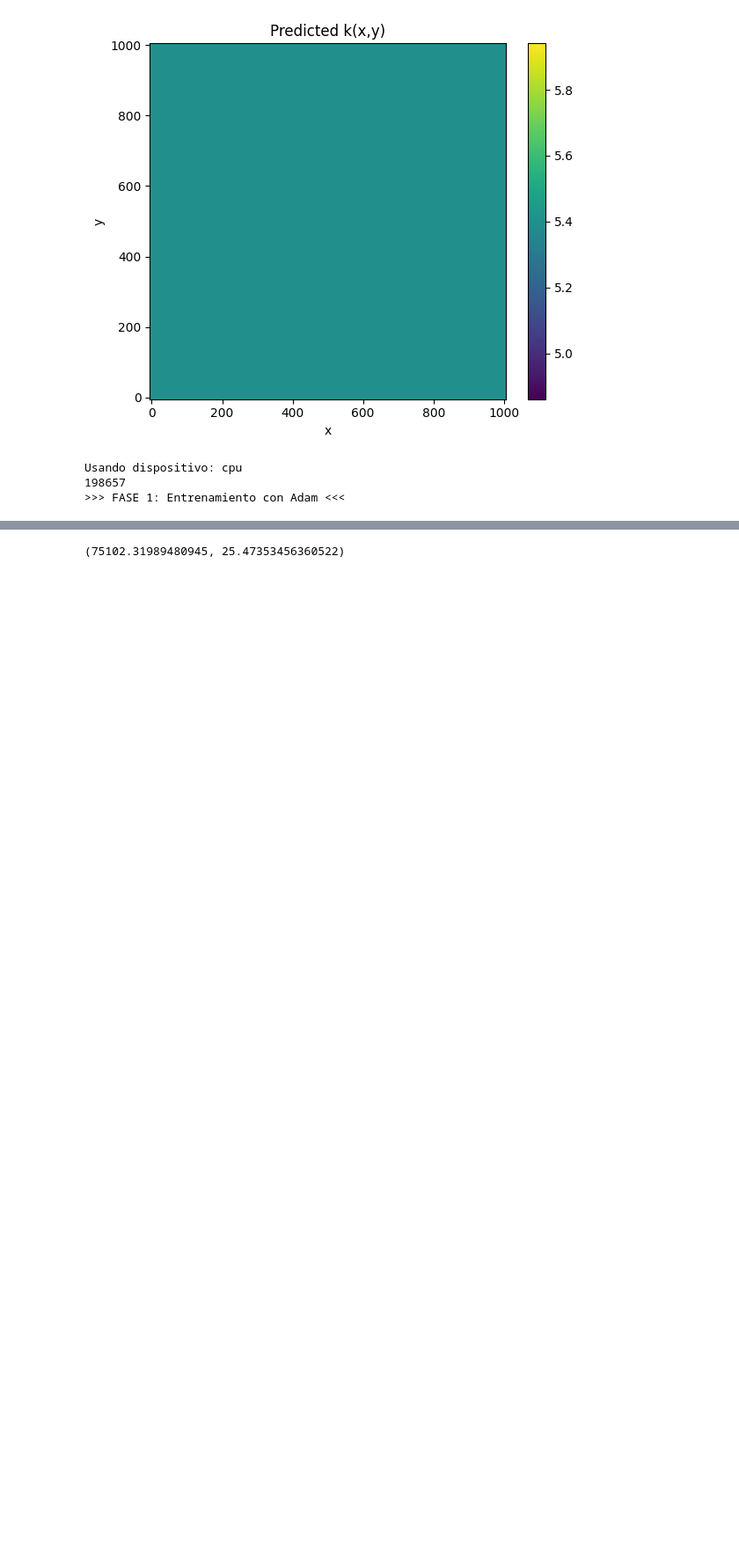
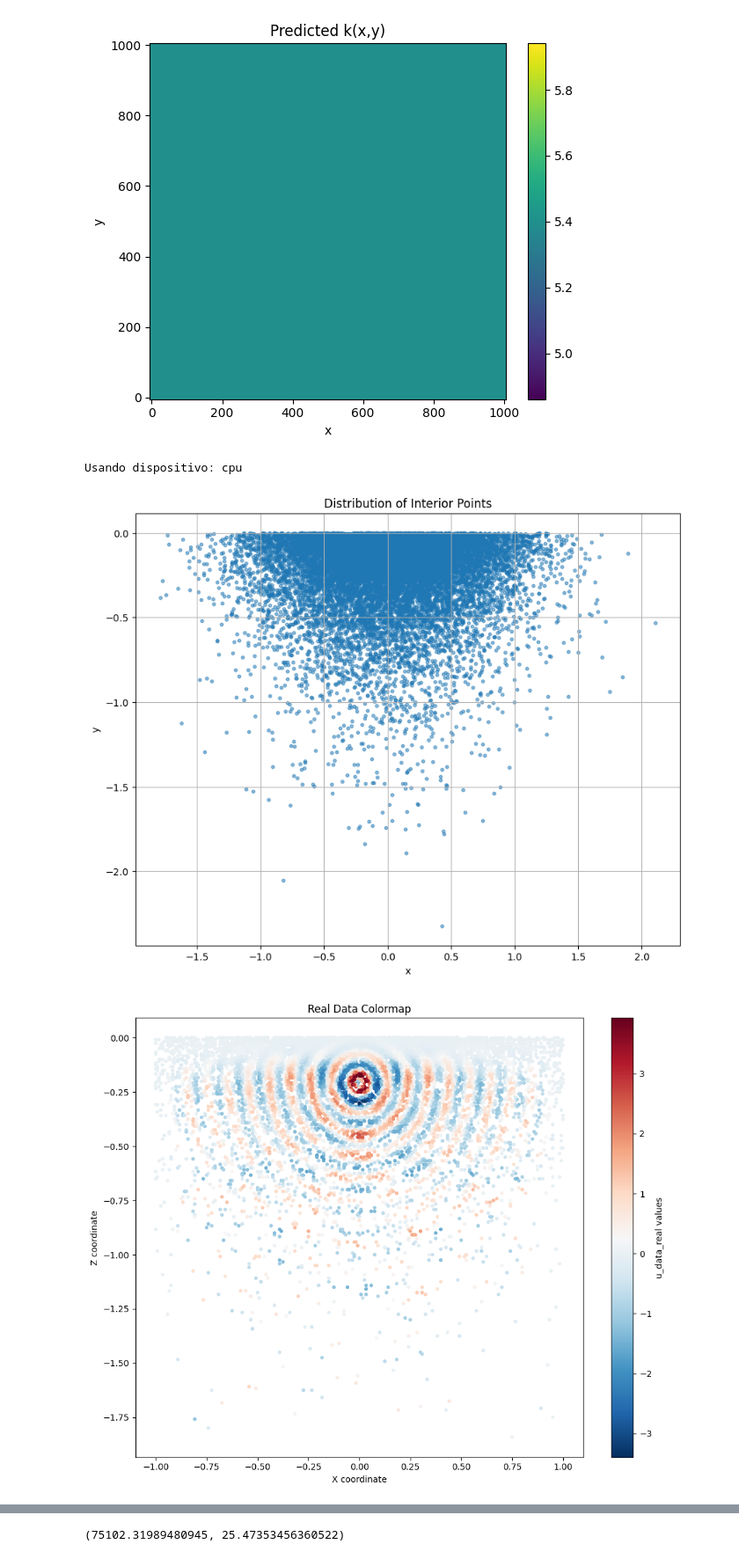
Before and after one commit to gperezb12/ML-for-FWI-geophysics, a Jupyter notebook: tests_devito/inverse/inverse_no_boundaries.ipynb, the cells around one changed output, grey strips where cells are left out. Shown at 88% size. Saved outputs shown, nothing was run; the diff lists cells and outputs as text; code cells hidden in the pictures; blank space fills up the shorter version.

```diff
--- a/tests_devito/inverse/inverse_no_boundaries.ipynb
+++ b/tests_devito/inverse/inverse_no_boundaries.ipynb
@@ -75,8 +75,8 @@ for epoch in range(1, epochs + 1):
 
 # 5) Graficar predicciones en malla 2D
 nx, ny = 100, 100
-x_vals = np.linspace(0, 1000, nx)
-y_vals = np.linspace(0, 1000, ny)
+x_vals = np.linspace(-1, 1, nx)
+y_vals = np.linspace(-2, 0, ny)
 X_mesh, Y_mesh = np.meshgrid(x_vals, y_vals)
 XY_mesh = np.vstack([X_mesh.ravel(), Y_mesh.ravel()]).T
 XY_mesh_t = torch.tensor(XY_mesh, dtype=torch.float32, device=device)
@@ -103,6 +103,8 @@ import math
 import torch
 import torch.nn as nn
 import matplotlib.colors as colors
+
+from generate_data_points import generate_interior_data, sample_interior_data
 
 # Configurar dispositivo CUDA
 device = torch.device('cpu' if torch.cuda.is_available() else 'cpu')
@@ -170,12 +172,11 @@ def init_weights(m):
 ###############################################################################
 
 def generate_interior_data_points(device):
-    from generate_data_points import generate_interior_data, sample_interior_data
 
-    X_data_img_aux, u_data_img_aux = generate_interior_data('data/imag_part_0.0120Hz.csv','u')  # for raw data
+    X_data_img_aux, u_data_img_aux = generate_interior_data('data/imag_part_0.0250Hz.csv','u')  # for raw data
     X_data_img, u_data_img = sample_interior_data(X_data_img_aux, u_data_img_aux, num_samples=10000, device='cpu')
 
-    X_data_real_aux, u_data_real_aux = generate_interior_data('data/real_part_0.0120Hz.csv','u')  # for raw data
+    X_data_real_aux, u_data_real_aux = generate_interior_data('data/real_part_0.0250Hz.csv','u')  # for raw data
     X_data_real, u_data_real = sample_interior_data(X_data_real_aux, u_data_real_aux, num_samples=10000, device='cpu')
 
     X_data_c_aux, u_data_c_aux = generate_interior_data('data/velocity_model.csv','c')  # for raw data
@@ -188,6 +189,37 @@ def generate_interior_data_points(device):
     u_data_img = u_data_img.to(torch.float32)
     X_data_c = X_data_c.to(torch.float32)
     u_data_c = u_data_c.to(torch.float32)
+
+
+    import matplotlib.pyplot as plt
+    import numpy as np
+
+    # Assuming X_data_real contains x,z coordinates and u_data_real contains the values
+    # Convert tensors to numpy arrays if they're PyTorch tensors
+    X = X_data_real.cpu().detach().numpy()
+    u = u_data_real.cpu().detach().numpy()
+
+    # Create figure and axis
+    fig, ax = plt.subplots(figsize=(10, 8))
+
+    # Create scatter plot with colormap
+    scatter = ax.scatter(X[:, 0], X[:, 1], c=u, cmap='RdBu_r', s=10)
+
+    # Add colorbar
+    plt.colorbar(scatter, ax=ax, label='u_data_real values')
+
+    # Set labels and title
+    ax.set_xlabel('X coordinate')
+    ax.set_ylabel('Z coordinate')
+    ax.set_title('Real Data Colormap')
+
+    # Adjust layout to prevent cutting off labels
+    plt.tight_layout()
+
+    # Display the plot
+    plt.show()
+
+
     return X_data_img, u_data_img, X_data_real, u_data_real, X_data_c, u_data_c
 
 
@@ -204,8 +236,15 @@ def generate_collocation_points(N_interior=2000, N_boundary=200):
         (X_int, X_bnd) en formato (torch.Tensor, torch.Tensor).
     """
     # Puntos interiores en [-3,3]x[-3,3]
-    x_int = np.random.normal(loc=500.0, scale=250, size=(N_interior, 1))
-    y_int = 975 - np.random.exponential(scale=200, size=(N_interior, 1))
+    x_int = np.random.normal(loc=0.0, scale=0.5, size=(N_interior, 1))
+    y_int = - np.random.exponential(scale=0.25, size=(N_interior, 1))
+    plt.figure(figsize=(10, 8))
+    plt.scatter(x_int, y_int, alpha=0.5, s=10)
+    plt.xlabel('x')
+    plt.ylabel('y')
+    plt.title('Distribution of Interior Points')
+    plt.grid(True)
+    plt.show()
 
     #y_int = np.clip(y_int, -100000, -0.01)  # fuerza a estar bajo el eje x
 
@@ -213,8 +252,8 @@ def generate_collocation_points(N_interior=2000, N_boundary=200):
     X_int = torch.tensor(X_int, dtype=torch.float32, requires_grad=True)
 
     # Puntos sobre la lÃ­nea y = 0 (condiciÃ³n de frontera)
-    x_bnd = np.random.normal(loc=500.0, scale=250, size=(N_boundary, 1))
-    y_bnd = np.full((N_boundary, 1), 975)
+    x_bnd = np.random.normal(loc=0.0, scale=2.5, size=(N_boundary, 1))
+    y_bnd = np.full((N_boundary, 1), 0.0)
 
     X_bnd = np.hstack((x_bnd, y_bnd))
     X_bnd = torch.tensor(X_bnd, dtype=torch.float32, requires_grad=True)
@@ -306,8 +345,8 @@ def plot_solution_and_k(modelU_real, modelU_imag, modelK, epoch, folder="figs_in
     if not os.path.exists(folder):
         os.makedirs(folder)
 
-    x_vals = np.linspace(0, 1000, n_points)
-    y_vals = np.linspace(0, 1000, n_points)
+    x_vals = np.linspace(-1, 1, n_points)
+    y_vals = np.linspace(-2, 0, n_points)
     X_mesh, Y_mesh = np.meshgrid(x_vals, y_vals)
     XY_np = np.vstack([X_mesh.ravel(), Y_mesh.ravel()]).T
     XY_torch = torch.tensor(XY_np, dtype=torch.float32, device=device)
@@ -392,10 +431,11 @@ def train_inverse_pinn_mixed(
         #bc_loss = loss_bc(modelU, X_data)
 
         # In your Adam training loop
-        total_loss = (pde_loss_real + pde_loss_imag +
+        total_loss = (
+                    #pde_loss_real + pde_loss_imag +
                     lambda_data * data_loss_val_u_real +
                     lambda_data * data_loss_val_k +
-                    lambda_bc * data_loss_val_u_imag)
+                    lambda_data * data_loss_val_u_imag)
 
         # Store the loss values before backward if you need them for printing
         loss_values = {
@@ -485,14 +525,14 @@ def train_inverse_pinn_mixed(
 if __name__ == "__main__":
     set_seed(32)
 
-    X_int, X_bnd = generate_collocation_points(N_interior=10000, N_boundary=5000)
+    X_int, X_bnd = generate_collocation_points(N_interior=15000, N_boundary=5000)
     X_data_img, u_data_img, X_data_real, u_data_real, X_data_c, u_data_c = generate_interior_data_points(device='cpu')
 
     model_u_real = MLP_u(
         input_size=2,
         output_size=1,
         hidden_layers= 12,
-        hidden_units=128,
+        hidden_units=64,
         activation_function=nn.Tanh()
     ).to(device)
     model_u_real.apply(init_weights)
@@ -501,7 +541,7 @@ if __name__ == "__main__":
         input_size=2,
         output_size=1,
         hidden_layers= 12,
-        hidden_units=128,
+        hidden_units=64,
         activation_function=nn.Tanh()
     ).to(device)
     model_u_imag.apply(init_weights)
@@ -510,7 +550,7 @@ if __name__ == "__main__":
         input_size=2,
         output_size=1,
         hidden_layers= 12,
-        hidden_units=128,
+        hidden_units=64,
         activation_function=nn.Tanh()
     ).to(device)
     model_k.apply(init_weights)
@@ -521,32 +561,32 @@ if __name__ == "__main__":
     for layer_uvk, layer_k2d in zip(model_k.layers, model_k2d.hidden):
         layer_uvk.load_state_dict(layer_k2d.state_dict())
 
     # 3) “Warm-start” del canal k en linear_out
     with torch.no_grad():
         # Copiando la fila 1 de los pesos (que sí es [H])
         model_k.linear_out.weight.data[0] = model_k2d.out.weight.data[0]
         # Copiando el bias escalar:
         model_k.linear_out.bias.data[0] = model_k2d.out.bias.data[0]
 
     plot_solution_and_k(model_u_real, model_u_imag, model_k, 0, folder="figs_inverse")
     """
     print(sum(p.numel() for p in model_u_real.parameters() if p.requires_grad) )
 
     w = 0.012
     model_u_real,model_u_imag, model_k, adam_LOSS, LGFGS_LOSS = train_inverse_pinn_mixed(
             model_u_real,model_u_imag, model_k, w,
             X_int,
             X_data_img, u_data_img, X_data_real, u_data_real, X_data_c, u_data_c,
             adam_epochs=10000,
             lbfgs_iterations=500,
             lr_adam=1e-4,
             lr_lbfgs=0.5,
             lambda_bc=5.0,
             lambda_data=100.0,
             plot_every=500)
 
     plot_solution_and_k(model_u_real, model_u_imag, model_k, 0, folder="figs_inverse_mixed_final")
 # %% [output]
 Usando dispositivo: cpu
-198657
->>> FASE 1: Entrenamiento con Adam <<<
+[figure, added]
+[figure, added]
```
Also changed, not shown: parts of 1 cell of this notebook, 18 other files.
